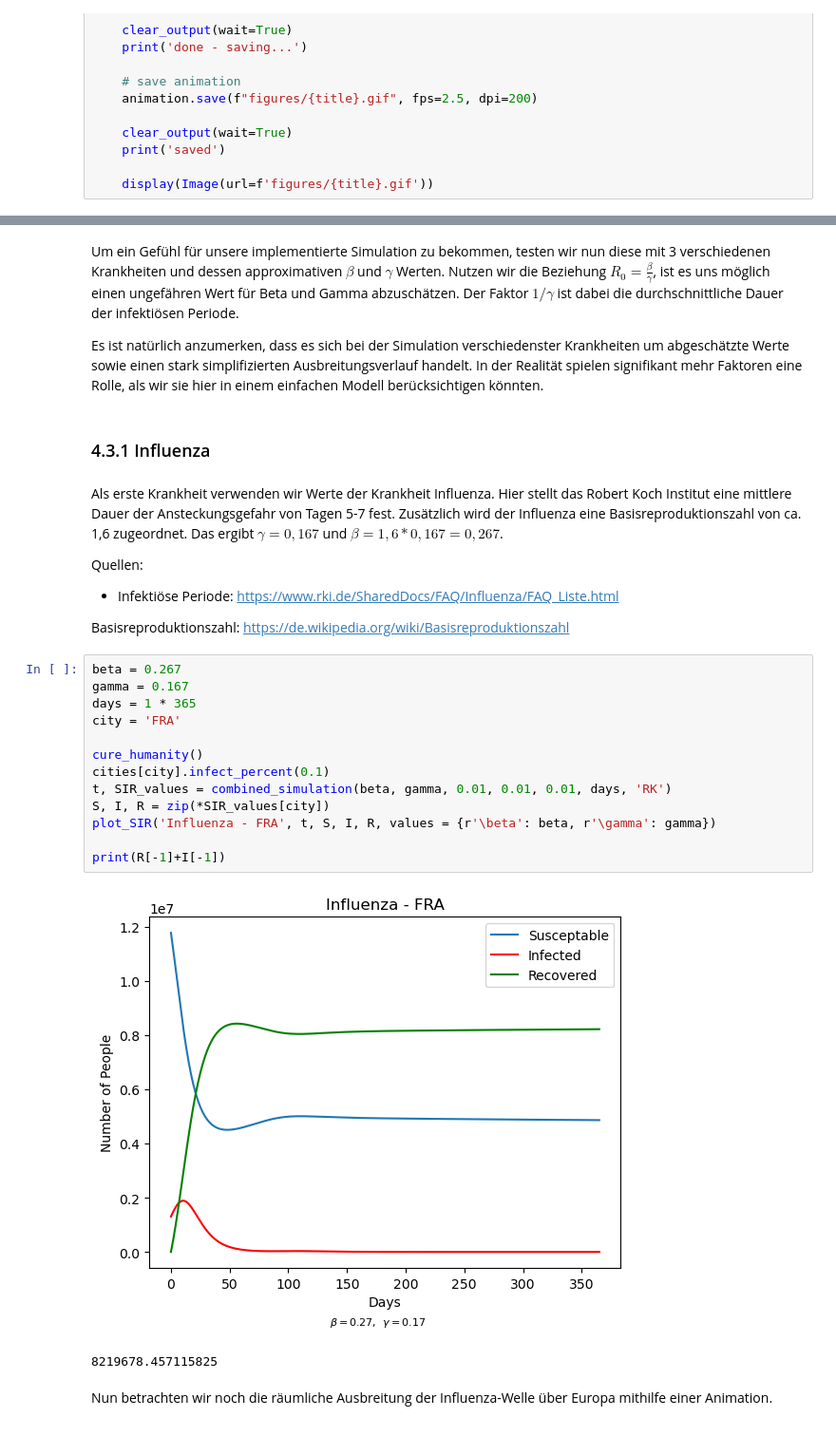
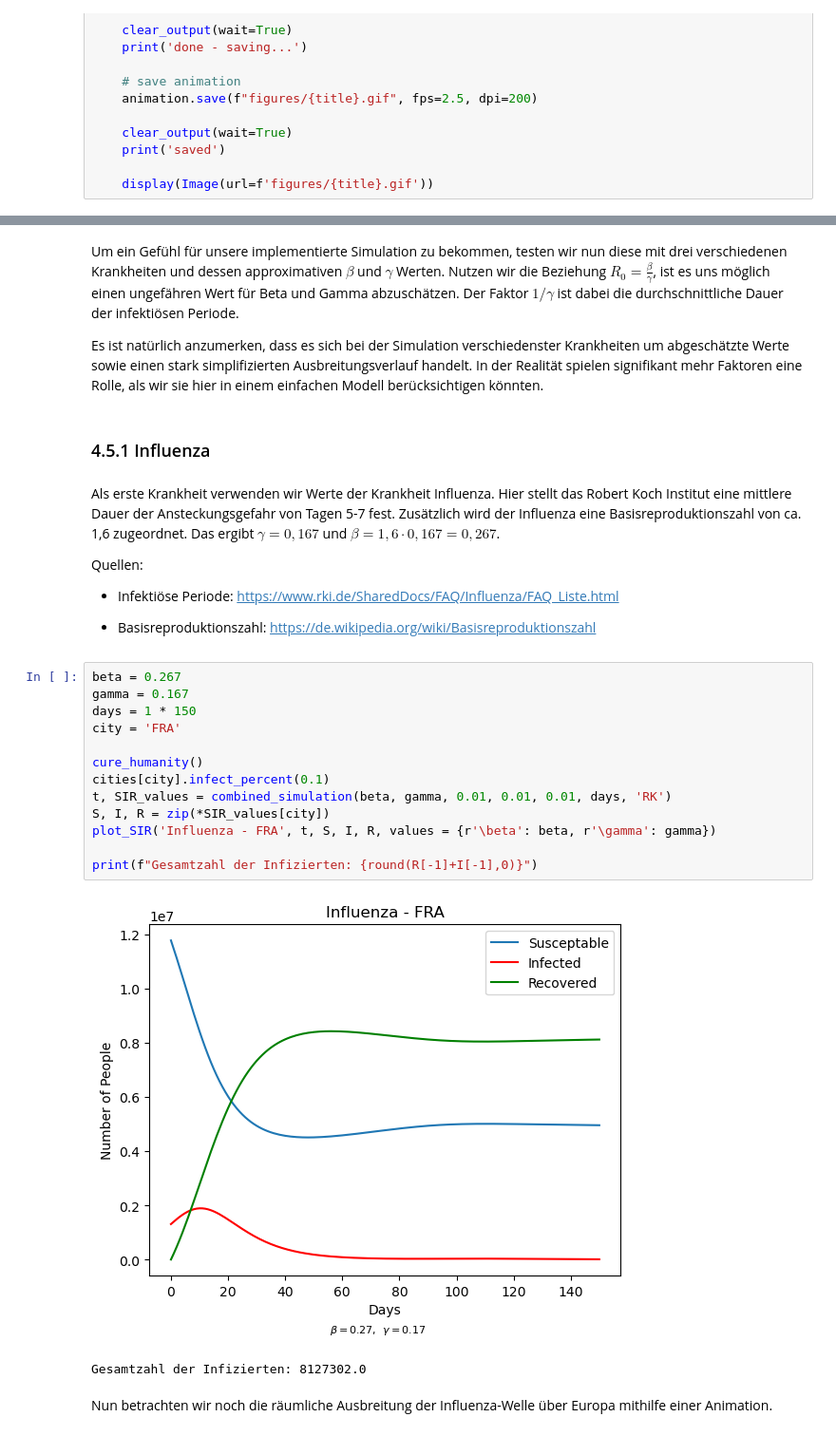
Before and after one commit to LoloSpirit/PlagueInc, a Jupyter notebook: Ausarbeitung_Projekt.ipynb, the cells around one changed output, grey strips where cells are left out. Shown at 95% size. Drawn from its saved outputs; the diff is of its cells as text.

```diff
--- a/Ausarbeitung_Projekt.ipynb
+++ b/Ausarbeitung_Projekt.ipynb
@@ -798,33 +851,33 @@ Nun werden wie oben beschrieben die Städte und optional auch die Routen aktuali
 # %% [markdown]
-Um ein Gefühl für unsere implementierte Simulation zu bekommen, testen wir nun diese mit 3 verschiedenen Krankheiten und dessen approximativen $\beta$ und $\gamma$ Werten. Nutzen wir die Beziehung $R_0 = \frac{\beta}{\gamma}$, ist es uns möglich einen ungefähren Wert für Beta und Gamma abzuschätzen. Der Faktor $1 / \gamma$ ist dabei die durchschnittliche Dauer der infektiösen Periode.
+Um ein Gefühl für unsere implementierte Simulation zu bekommen, testen wir nun diese mit drei verschiedenen Krankheiten und dessen approximativen $\beta$ und $\gamma$ Werten. Nutzen wir die Beziehung $R_0 = \frac{\beta}{\gamma}$, ist es uns möglich einen ungefähren Wert für Beta und Gamma abzuschätzen. Der Faktor $1 / \gamma$ ist dabei die durchschnittliche Dauer der infektiösen Periode.
 
 Es ist natürlich anzumerken, dass es sich bei der Simulation verschiedenster Krankheiten um abgeschätzte Werte sowie einen stark simplifizierten Ausbreitungsverlauf handelt. In der Realität spielen signifikant mehr Faktoren eine Rolle, als wir sie hier in einem einfachen Modell berücksichtigen könnten.
 # %% [markdown]
-### 4.3.1 Influenza
+### 4.5.1 Influenza
 # %% [markdown]
-Als erste Krankheit verwenden wir Werte der Krankheit Influenza. Hier stellt das Robert Koch Institut eine mittlere Dauer der Ansteckungsgefahr von Tagen 5-7 fest. Zusätzlich wird der Influenza eine Basisreproduktionszahl von ca. 1,6 zugeordnet. Das ergibt $\gamma = 0,167$ und $\beta = 1,6 * 0,167 = 0,267$.
+Als erste Krankheit verwenden wir Werte der Krankheit Influenza. Hier stellt das Robert Koch Institut eine mittlere Dauer der Ansteckungsgefahr von Tagen 5-7 fest. Zusätzlich wird der Influenza eine Basisreproduktionszahl von ca. 1,6 zugeordnet. Das ergibt $\gamma = 0,167$ und $\beta = 1,6 \cdot 0,167 = 0,267$.
 
 Quellen:
 
 - Infektiöse Periode: https://www.rki.de/SharedDocs/FAQ/Influenza/FAQ_Liste.html
 
-Basisreproduktionszahl: https://de.wikipedia.org/wiki/Basisreproduktionszahl
+- Basisreproduktionszahl: https://de.wikipedia.org/wiki/Basisreproduktionszahl
 # %%
 beta = 0.267
 gamma = 0.167
-days = 1 * 365
+days = 1 * 150
 city = 'FRA'
 
 cure_humanity()
 cities[city].infect_percent(0.1)
 t, SIR_values = combined_simulation(beta, gamma, 0.01, 0.01, 0.01, days, 'RK')
 S, I, R = zip(*SIR_values[city])
 plot_SIR('Influenza - FRA', t, S, I, R, values = {r'\beta': beta, r'\gamma': gamma})
 
-print(R[-1]+I[-1])
+print(f"Gesamtzahl der Infizierten: {round(R[-1]+I[-1],0)}")
 # %% [output]
-[figure, old version]
+[figure, new version]
-8219678.457115825
+Gesamtzahl der Infizierten: 8127302.0
 # %% [markdown]
 Nun betrachten wir noch die räumliche Ausbreitung der Influenza-Welle über Europa mithilfe einer Animation.
 # %%
```
Also changed, not shown: parts of 39 cells of this notebook, 1 other file.
